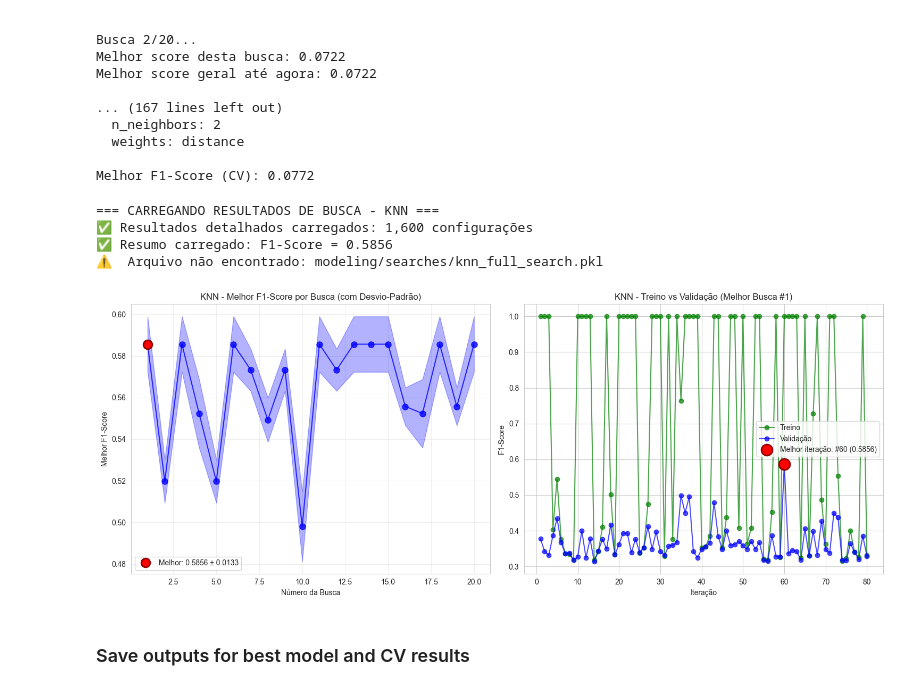
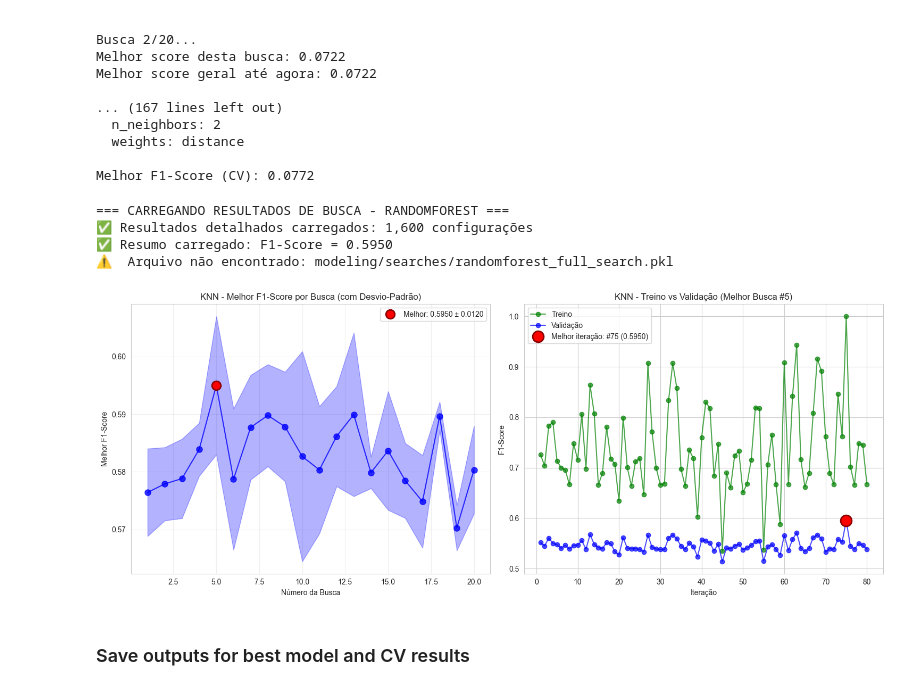
Before and after one commit to marquesgbr/data-mining-proj-crisp-dm, a Jupyter notebook: 3-model_eval.ipynb, the cells around one changed output. Cells and saved outputs as stored; diff of their text form; code cells hidden in the pictures.

Commit message:
feat: random forest

```diff
--- a/3-model_eval.ipynb
+++ b/3-model_eval.ipynb
@@ -433,22 +433,22 @@ Melhor F1-Score (CV): 0.0772
 # %%
 # 4.4 Registro de Desempenho - plotar evolução
 # plot_search_history(knn_search, "KNN")
 from modeling.search_utils import load_search_results, plot_search_history_from_loaded
 
 # Carrega os resultados do KNN a partir de modeling/searches/knn_all_searches.csv
 loaded_results = load_search_results(
-    model_name="KNN",
+    model_name="randomforest",
     searches_folder="modeling/searches"
 )
 
 # Plota a história da busca
-plot_search_history_from_loaded(loaded_results, model_name="KNN")
+plot_search_history_from_loaded(loaded_results, model_name="Random Forest")
 # %% [output]
-=== CARREGANDO RESULTADOS DE BUSCA - KNN ===
+=== CARREGANDO RESULTADOS DE BUSCA - RANDOMFOREST ===
 ✅ Resultados detalhados carregados: 1,600 configurações
-✅ Resumo carregado: F1-Score = 0.5856
-⚠️  Arquivo não encontrado: modeling/searches/knn_full_search.pkl
+✅ Resumo carregado: F1-Score = 0.5950
+⚠️  Arquivo não encontrado: modeling/searches/randomforest_full_search.pkl
-[figure, old version]
+[figure, new version]
 # %% [markdown]
 ### Save outputs for best model and CV results
 # %% [markdown]
```
Also changed, not shown: 3 other files.
